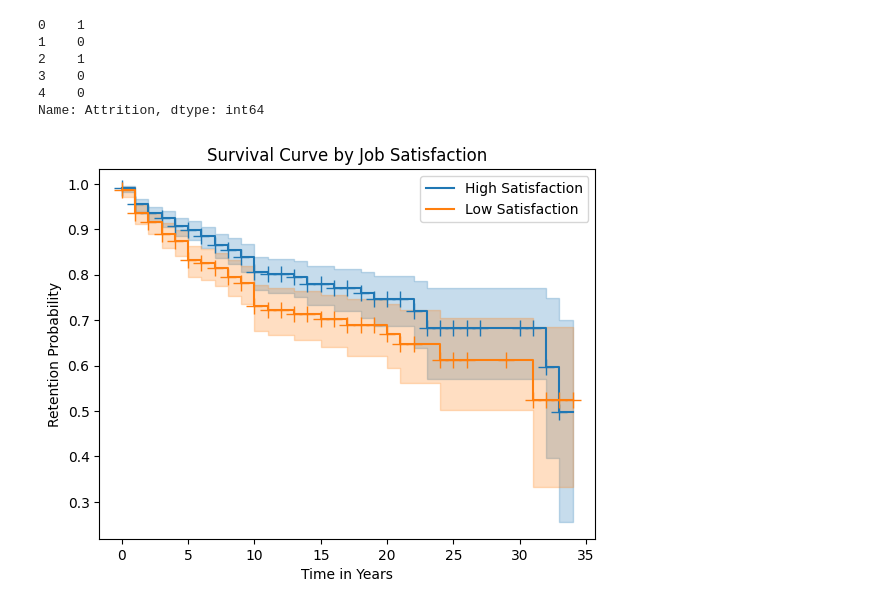
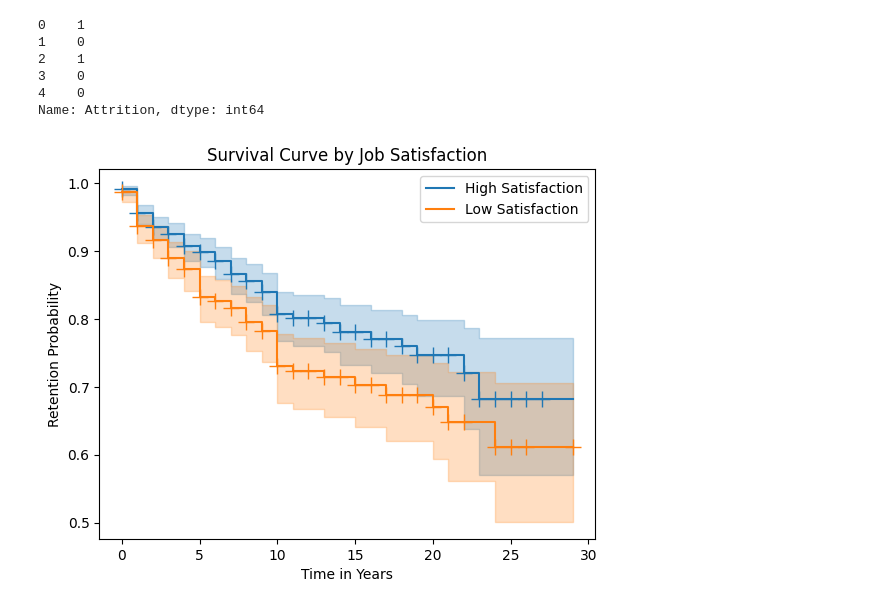
Before and after one commit to VladSaaS/peopleanlaytics, a Jupyter notebook: IBM Employee EDA/IBM_employees.ipynb, the cells around one changed output. Drawn from its saved outputs; the diff is of its cells as text; code cells hidden in the pictures.

```diff
--- a/IBM Employee EDA/IBM_employees.ipynb
+++ b/IBM Employee EDA/IBM_employees.ipynb
@@ -151,35 +154,33 @@ print(df['Attrition'].head())
 4    0
 Name: Attrition, dtype: int64
 # %%
-
-#Further exploring the association between attrition and job satisfaction through a Survival Analysis
 
 # Separating low job satisfaction from high job satisfaction
 high_satisfaction = df[(df['JobSatisfaction'] >= 3)]  # High satisfaction
 low_satisfaction = df[(df['JobSatisfaction'] <= 2)]   # Low satisfaction
 
 # Calculate the minimum and maximum values of "YearsAtCompany"
 min_years_at_company = df["YearsAtCompany"].min()
 max_years_at_company = df["YearsAtCompany"].max()
 
 # Define the timeline to cover the interval between min and max values
-time_intervals = list(range(min_years_at_company, max_years_at_company -5))
+time_intervals = list(range(min_years_at_company, max_years_at_company -10))
 
 # Fitting Kaplan-Meier features
 kmf_high_satisfaction = KaplanMeierFitter()
 kmf_high_satisfaction.fit(high_satisfaction['YearsAtCompany'], event_observed=high_satisfaction['Attrition'], label='High Satisfaction', timeline=time_intervals)
 
 kmf_low_satisfaction = KaplanMeierFitter()
 kmf_low_satisfaction.fit(low_satisfaction['YearsAtCompany'], event_observed=low_satisfaction['Attrition'], label='Low Satisfaction', timeline=time_intervals)
 
 # Plotting the survival curves with confidence intervals
 ax = kmf_high_satisfaction.plot(show_censors=True)
 kmf_low_satisfaction.plot(ax=ax, show_censors=True)
 
 plt.xlabel('Time in Years')
 plt.ylabel('Retention Probability')
 plt.title('Survival Curve by Job Satisfaction')
 plt.legend()
 plt.show()
 # %% [output]
-[figure, old version]
+[figure, new version]
```
Also changed, not shown: parts of 1 cell of this notebook.
